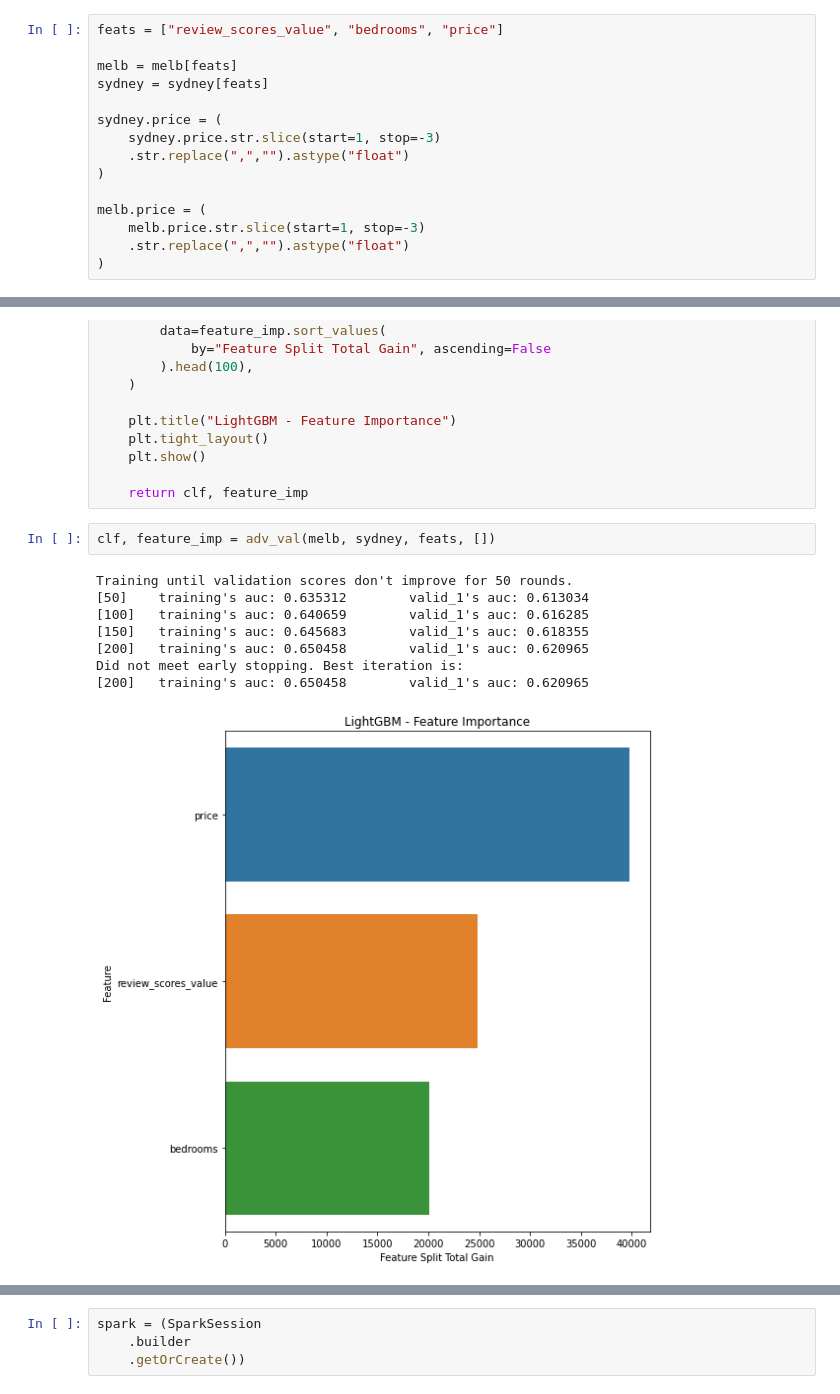
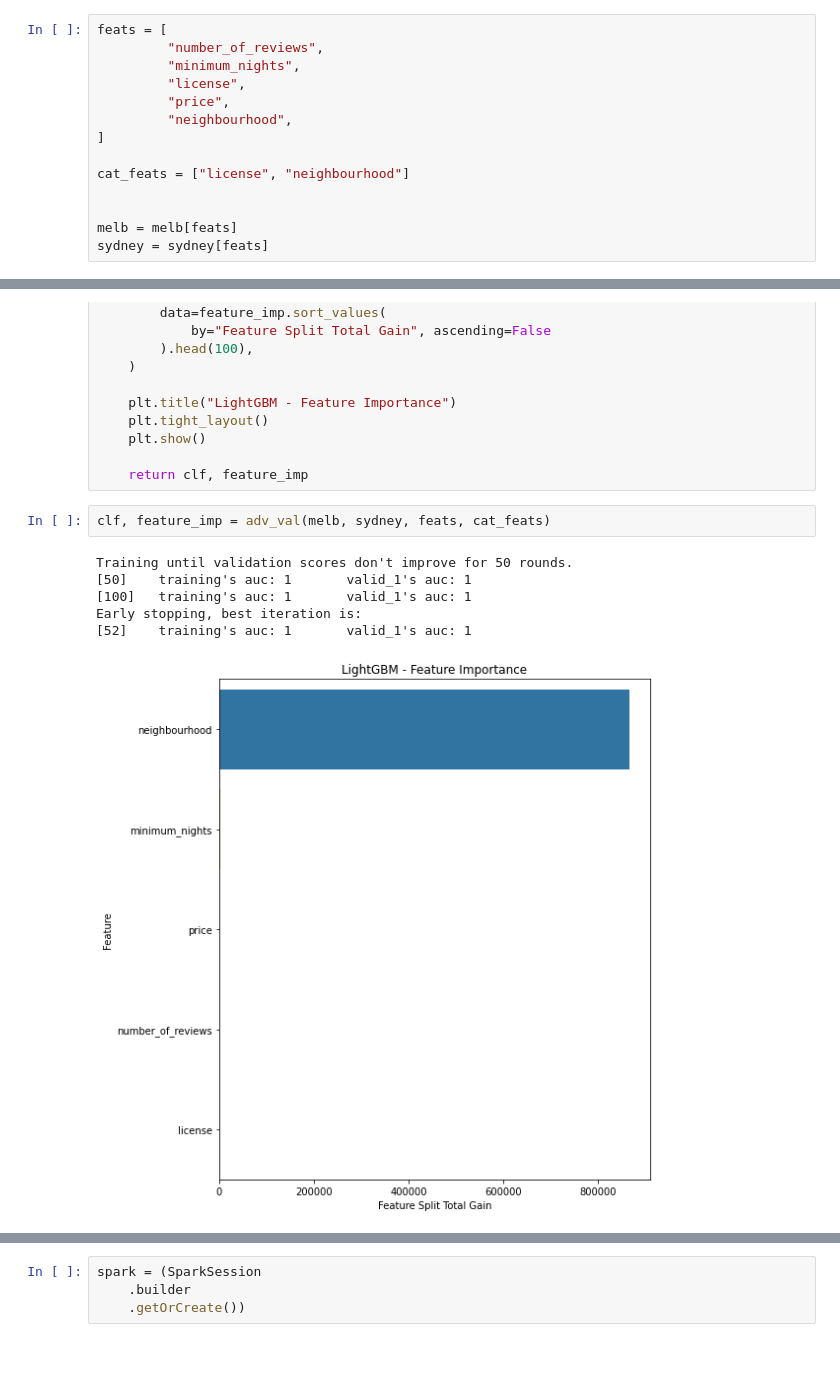
Before and after one commit to AlexGrunt/MLValidation, a Jupyter notebook: examples/data_drift_detection_example.ipynb, the cells around one changed output, grey strips where cells are left out. Drawn from its saved outputs; the diff is of its cells as text; blank space fills up the shorter version.

```diff
--- a/examples/data_drift_detection_example.ipynb
+++ b/examples/data_drift_detection_example.ipynb
@@ -17,21 +17,20 @@ melb = pd.read_csv("listings_melb.csv")
 sydney = pd.read_csv("listings_sydney.csv")
 # %% [markdown]
 Для того, чтобы продемонстрировать, что такое **дрейф данных** возьмем в качестве обучающей выборки листиг Мельбурна, а в качестве тестовой листинг Сиднея. Возьмем только некоторые колонки.
-# %%
-feats = ["review_scores_value", "bedrooms", "price"]
-
-melb = melb[feats]
-sydney = sydney[feats]
-
-sydney.price = (
-    sydney.price.str.slice(start=1, stop=-3)
-    .str.replace(",","").astype("float")
-)
-
-melb.price = (
-    melb.price.str.slice(start=1, stop=-3)
-    .str.replace(",","").astype("float")
-)
+# %%
+feats = [
+         "number_of_reviews",
+         "minimum_nights",
+         "license",
+         "price",
+         "neighbourhood",
+]
+
+cat_feats = ["license", "neighbourhood"]
+
+
+melb = melb[feats]
+sydney = sydney[feats]
 # %% [markdown]
 ## Состязательная валидация (Adversarial Validation)
 
@@ -104,13 +103,11 @@ def adv_val(
 
     return clf, feature_imp
 # %%
-clf, feature_imp = adv_val(melb, sydney, feats, [])
+clf, feature_imp = adv_val(melb, sydney, feats, cat_feats)
 # %% [output]
 Training until validation scores don't improve for 50 rounds.
-[50]    training's auc: 0.635312        valid_1's auc: 0.613034
-[100]   training's auc: 0.640659        valid_1's auc: 0.616285
-[150]   training's auc: 0.645683        valid_1's auc: 0.618355
-[200]   training's auc: 0.650458        valid_1's auc: 0.620965
-Did not meet early stopping. Best iteration is:
-[200]   training's auc: 0.650458        valid_1's auc: 0.620965
+[50]    training's auc: 1       valid_1's auc: 1
+[100]   training's auc: 1       valid_1's auc: 1
+Early stopping, best iteration is:
+[52]    training's auc: 1       valid_1's auc: 1
-[figure, old version]
+[figure, new version]
```
Also changed, not shown: parts of 18 cells of this notebook.
